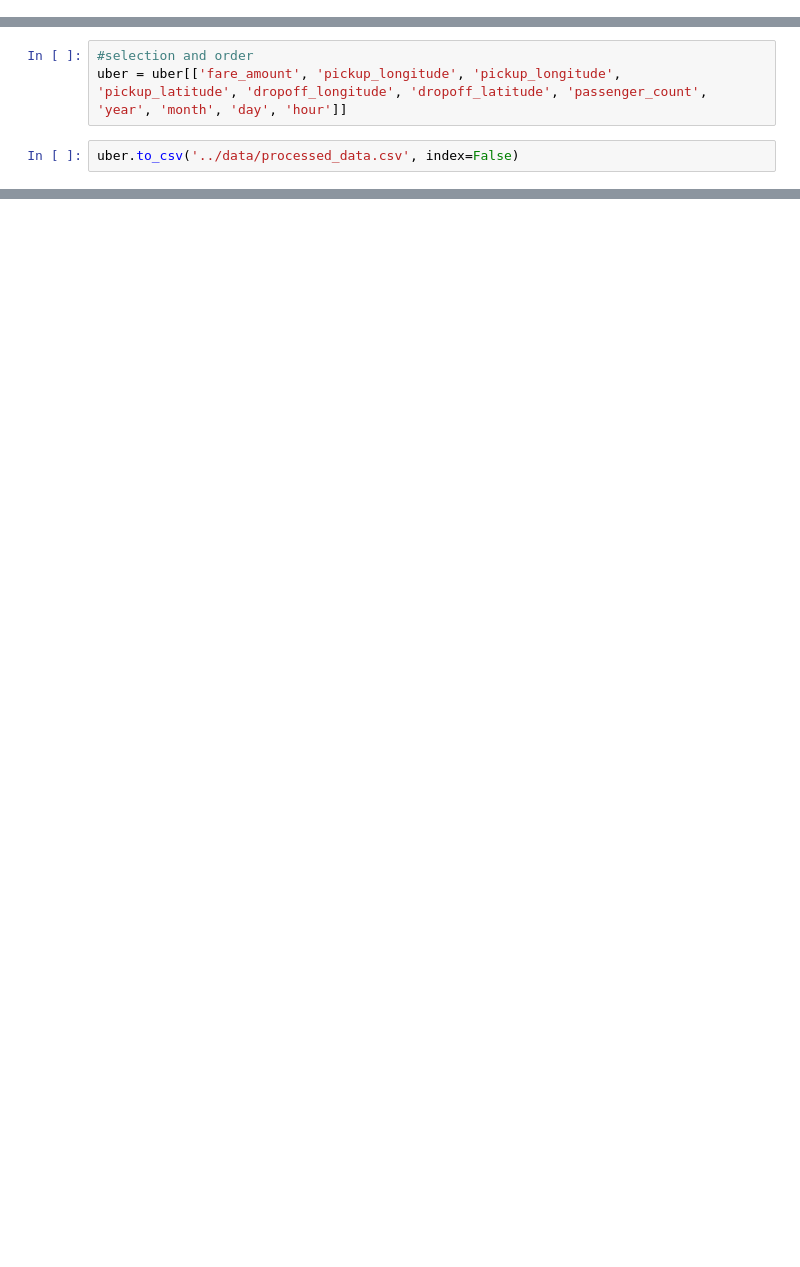
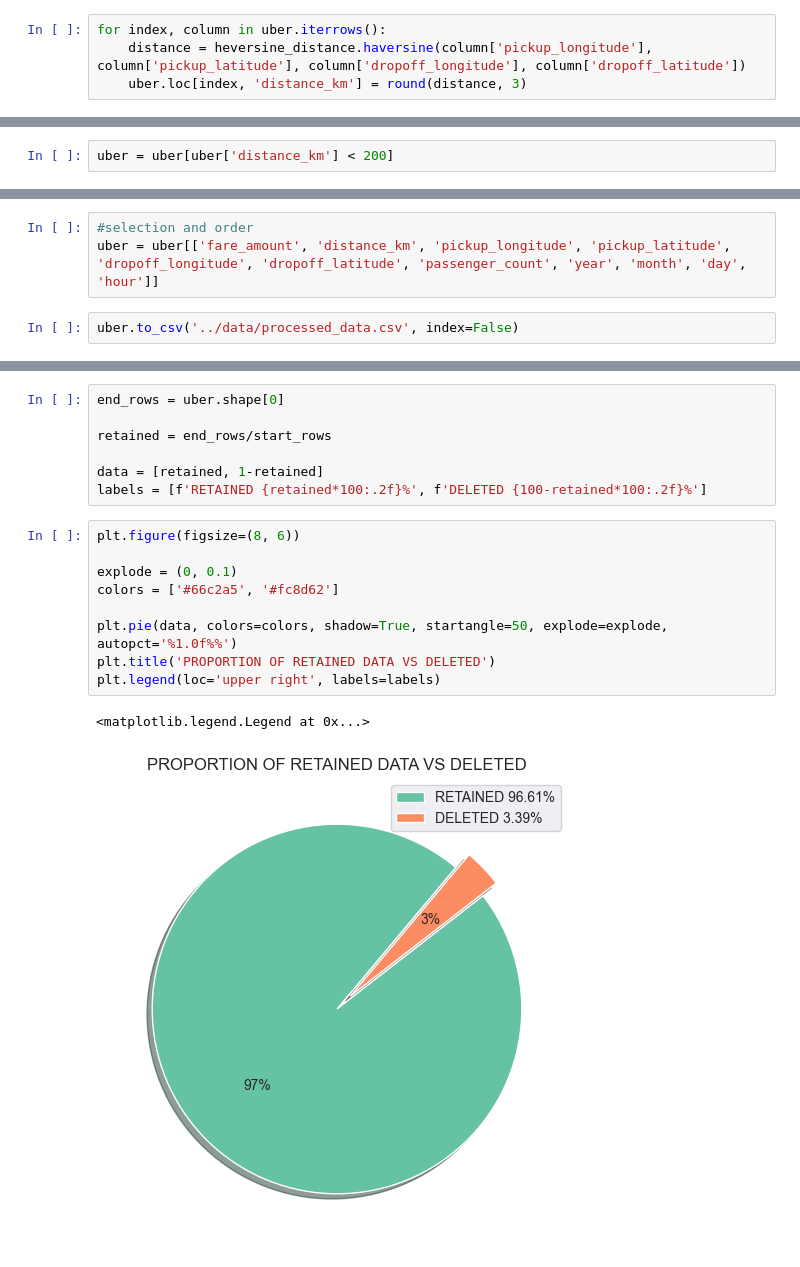
Before and after one commit to SafoanMiah/uber_models, a Jupyter notebook: notebooks/data_cleaning.ipynb, the cells around one changed output, grey strips where cells are left out. Cells and saved outputs as stored; diff of their text form; blank space fills up the shorter version.

Commit message:
implementation of heversine, and proportion piechart

```diff
--- a/notebooks/data_cleaning.ipynb
+++ b/notebooks/data_cleaning.ipynb
@@ -237,0 +245,4 @@ memory usage: 14.8 MB
+# %%
+for index, column in uber.iterrows():
+    distance = heversine_distance.haversine(column['pickup_longitude'], column['pickup_latitude'], column['dropoff_longitude'], column['dropoff_latitude'])
+    uber.loc[index, 'distance_km'] = round(distance, 3)
@@ -237,0 +263,2 @@ memory usage: 14.8 MB
+# %%
+uber = uber[uber['distance_km'] < 200]
@@ -239,6 +280,6 @@ memory usage: 14.8 MB
 #### Storing Data
 # %%
 #selection and order
-uber = uber[['fare_amount', 'pickup_longitude', 'pickup_longitude', 'pickup_latitude', 'dropoff_longitude', 'dropoff_latitude', 'passenger_count', 'year', 'month', 'day', 'hour']]
+uber = uber[['fare_amount', 'distance_km', 'pickup_longitude', 'pickup_latitude', 'dropoff_longitude', 'dropoff_latitude', 'passenger_count', 'year', 'month', 'day', 'hour']]
 # %%
 uber.to_csv('../data/processed_data.csv', index=False)
@@ -244,0 +288,19 @@ uber.to_csv('../data/processed_data.csv', index=False)
+# %%
+end_rows = uber.shape[0]
+
+retained = end_rows/start_rows
+
+data = [retained, 1-retained]
+labels = [f'RETAINED {retained*100:.2f}%', f'DELETED {100-retained*100:.2f}%']
+# %%
+plt.figure(figsize=(8, 6))
+
+explode = (0, 0.1)
+colors = ['#66c2a5', '#fc8d62']
+
+plt.pie(data, colors=colors, shadow=True, startangle=50, explode=explode, autopct='%1.0f%%')
+plt.title('PROPORTION OF RETAINED DATA VS DELETED')
+plt.legend(loc='upper right', labels=labels)
+# %% [output]
+<matplotlib.legend.Legend at 0x...>
+[figure, added]
```
Also changed, not shown: parts of 11 cells of this notebook, 1 other file.
